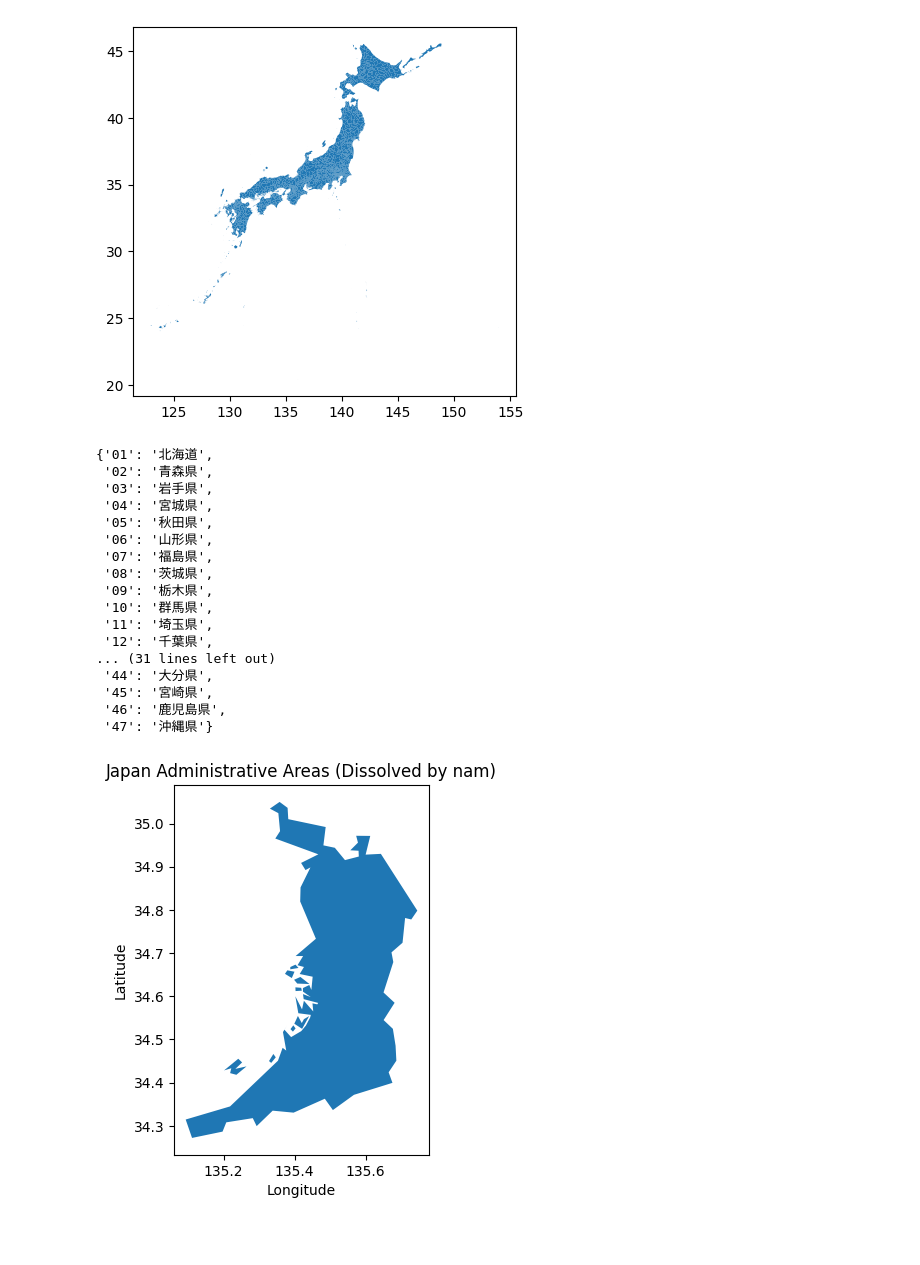
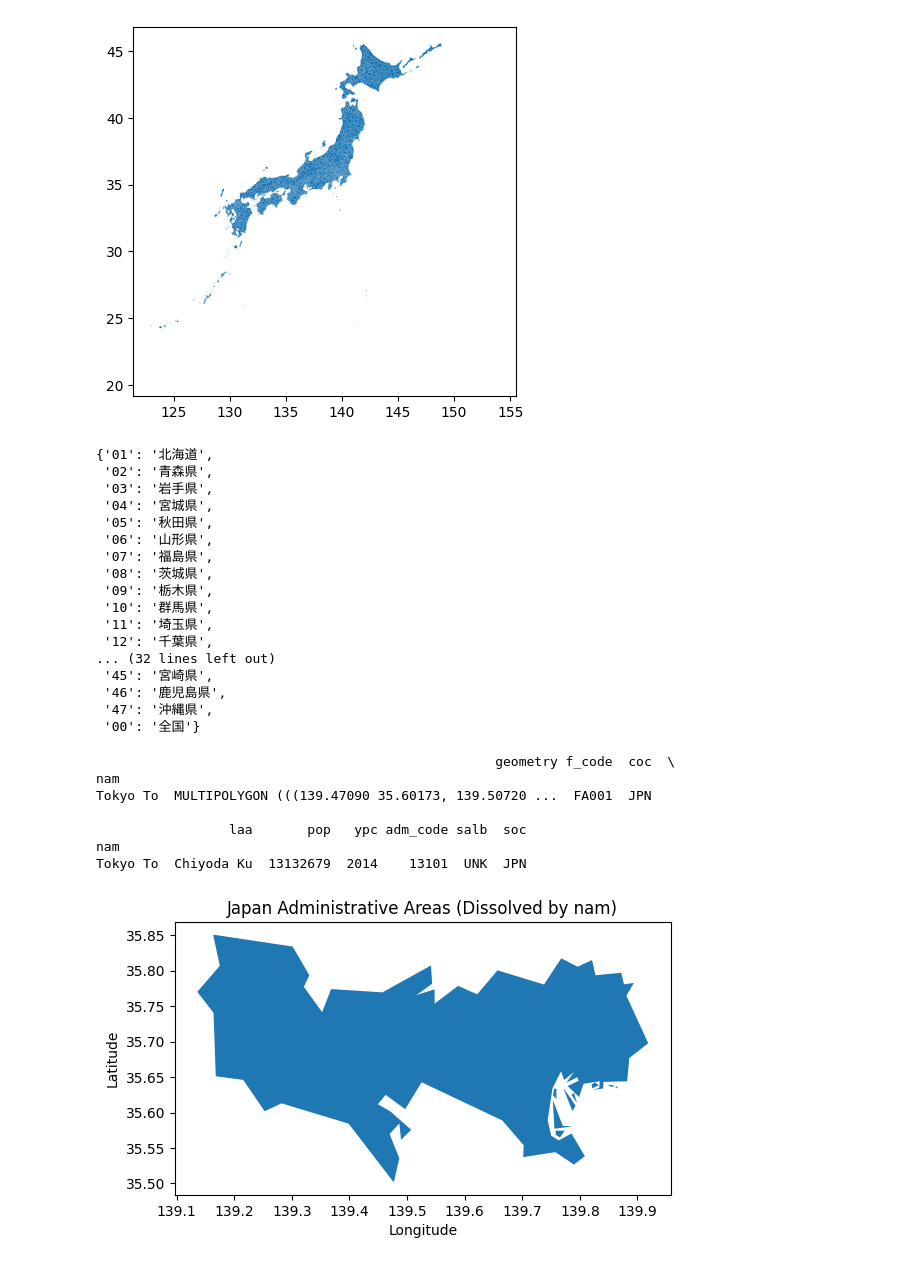
Before and after one commit to sylx/geoguessr-clone, a Jupyter notebook: japan-polygon/polygon.ipynb, the cells around one changed output. Saved outputs shown, nothing was run; the diff lists cells and outputs as text; code cells hidden in the pictures; blank space fills up the shorter version.

```diff
--- a/japan-polygon/polygon.ipynb
+++ b/japan-polygon/polygon.ipynb
@@ -61,6 +61,7 @@ with open(adm_code_path, 'r') as f:
         pcode = code[0:2]
         adm_code[code] = line[2]
         pref_code[pcode] = line[1]
+pref_code['00'] = '全国'
 pref_code
 # %% [output]
 {'01': '北海道',
@@ -75,11 +76,11 @@ pref_code
  '10': '群馬県',
  '11': '埼玉県',
  '12': '千葉県',
-... (31 lines left out)
- '44': '大分県',
+... (32 lines left out)
  '45': '宮崎県',
  '46': '鹿児島県',
- '47': '沖縄県'}
+ '47': '沖縄県',
+ '00': '全国'}
 # %%
 import geopandas as gpd
 import pandas as pd
@@ -90,36 +91,50 @@ shp_path = 'gm-jpn-bnd_u_2_1/polbnda_jpn.shp'
 
 # SHPファイルを読み込む
 gdf = gpd.read_file(shp_path)
 
 
 # 東京の処理
 
 # namが"Tokyo To"の行を抽出する
 tokyo_gdf = gdf[gdf['nam'] == 'Tokyo To']
 
 # laa属性の末尾が"Shi"または"Ku"、"Hinode Machi"の行を抽出する
 filtered_tokyo_gdf = tokyo_gdf[tokyo_gdf['laa'].str.endswith(('Shi','Ku','Hinode Machi'))]
 
 # 元のGeoDataFrameからTokyo Toの行を削除する
 gdf = gdf[gdf['nam'] != 'Tokyo To']
 
 # Tokyo Toの行にフィルタリングされた結果を追加する
 gdf = gpd.GeoDataFrame(pd.concat([gdf, filtered_tokyo_gdf]))
 
 # 全てのnam属性を結合する
 japan_gdf = gdf.dissolve()
 japan_gdf['nam'] = 'Japan'
+japan_gdf['laa'] = ''
+japan_gdf['adm_code'] = '00000'
 gdf = gpd.GeoDataFrame(pd.concat([gdf, japan_gdf]))
-gdf_dissolved = gdf.dissolve(by='nam')
+# popがマイナスの場合は0にする
+gdf['pop'] = gdf['pop'].apply(lambda x: 0 if x < 0 else x)
+gdf_dissolved = gdf.dissolve(by='nam', aggfunc='first')
+gdf_pop = gdf.dissolve(by='nam', aggfunc='sum')
 gdf_dissolved['geometry'] = gdf_dissolved['geometry'].simplify(tolerance=0.01, preserve_topology=True)
+gdf_dissolved['pop']=gdf_pop['pop']
 
-gdf_dissolved[gdf_dissolved.index == 'Osaka Fu'].plot()
+gdf_dissolved[gdf_dissolved.index == 'Tokyo To'].plot()
+print(gdf_dissolved[gdf_dissolved.index == 'Tokyo To'])
 plt.title('Japan Administrative Areas (Dissolved by nam)')
 plt.xlabel('Longitude')
 plt.ylabel('Latitude')
 plt.show()
 # %% [output]
+                                                   geometry f_code  coc  \
+nam
+Tokyo To  MULTIPOLYGON (((139.47090 35.60173, 139.50720 ...  FA001  JPN
+
+                 laa       pop   ypc adm_code salb  soc
+nam
+Tokyo To  Chiyoda Ku  13132679  2014    13101  UNK  JPN
-[figure, old version]
+[figure, new version]
 # %%
 # 一つのGeoJSONファイルとして保存
 output_geojson_path = 'pref.geojson'
```
Also changed, not shown: parts of 3 cells of this notebook, 52 other files.
